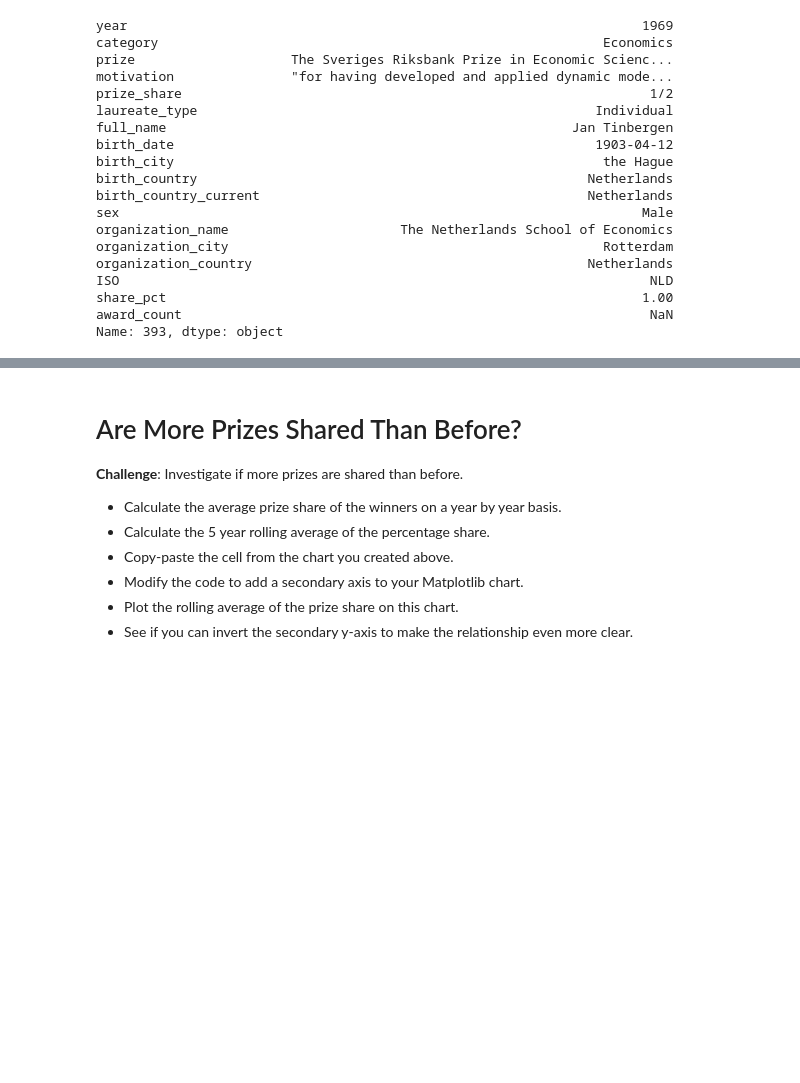
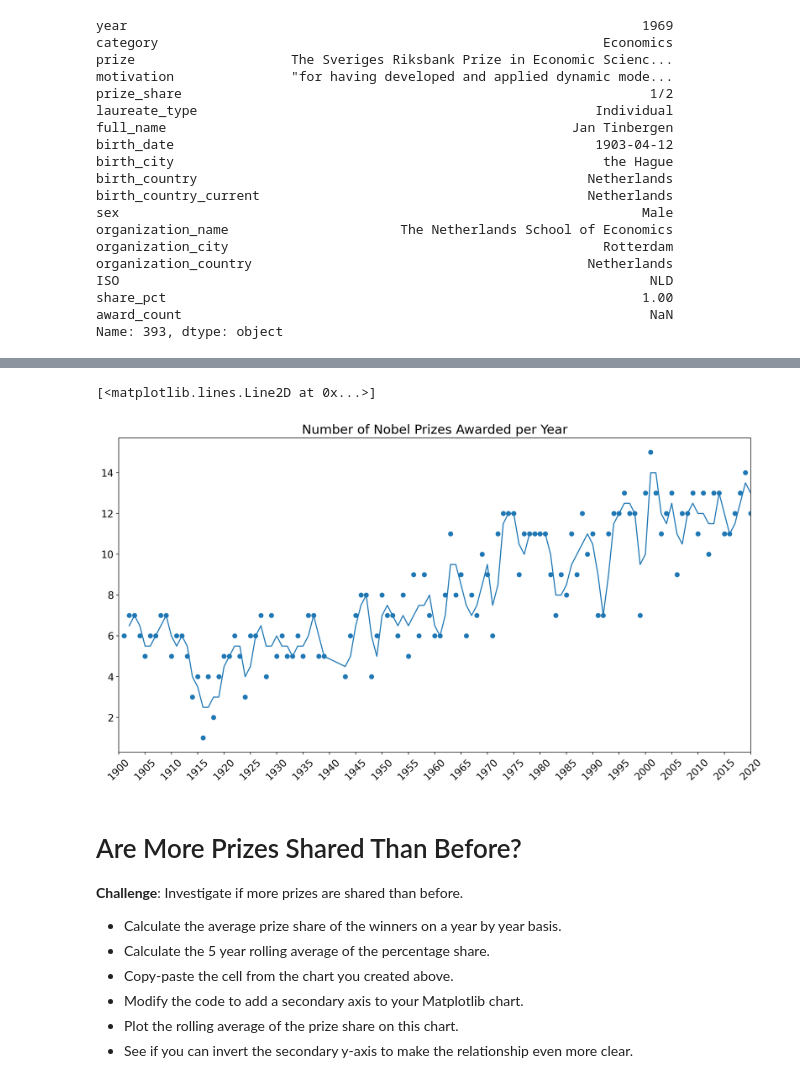
Before and after one commit to J-Bills/day_79, a Jupyter notebook: Nobel+Prize+Analysis+Start/Nobel_Prize_Analysis_(start).ipynb, the cells around one changed output, grey strips where cells are left out. Saved outputs shown, nothing was run; the diff lists cells and outputs as text; code cells hidden in the pictures; blank space fills up the shorter version.

```diff
--- a/Nobel+Prize+Analysis+Start/Nobel_Prize_Analysis_(start).ipynb
+++ b/Nobel+Prize+Analysis+Start/Nobel_Prize_Analysis_(start).ipynb
@@ -319,3 +396,21 @@ Name: 393, dtype: object
+# %%
+years = np.floor(something)
+plt.figure(figsize=(16,8), dpi=200)
+plt.title('Number of Nobel Prizes Awarded per Year', fontsize=18)
+plt.yticks(fontsize=14)
+plt.xticks(ticks=np.arange(1900, 2021, step=5),
+           fontsize=14,
+           rotation=45)
+
+ax = plt.gca() # get current axis
+ax.set_xlim(1900, 2020)
+
+ax.scatter(prizes_by_year.index, prizes_by_year.prize)
+
+ax.plot(prizes_by_year.index, rolling_df.values)
+# %% [output]
+[<matplotlib.lines.Line2D at 0x...>]
+[figure, added]
 # %% [markdown]
 # Are More Prizes Shared Than Before?
 
```
Also changed, not shown: parts of 7 cells of this notebook.
